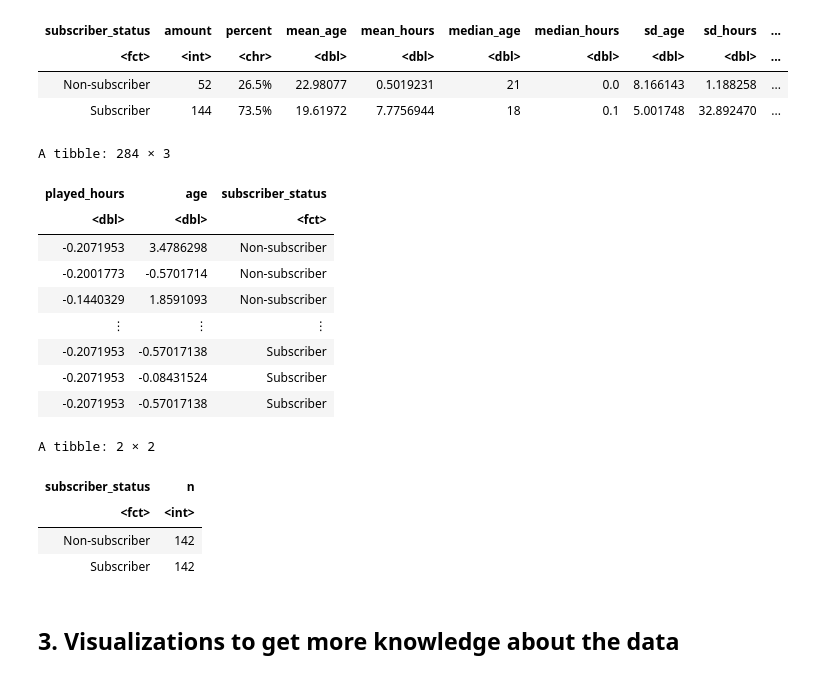
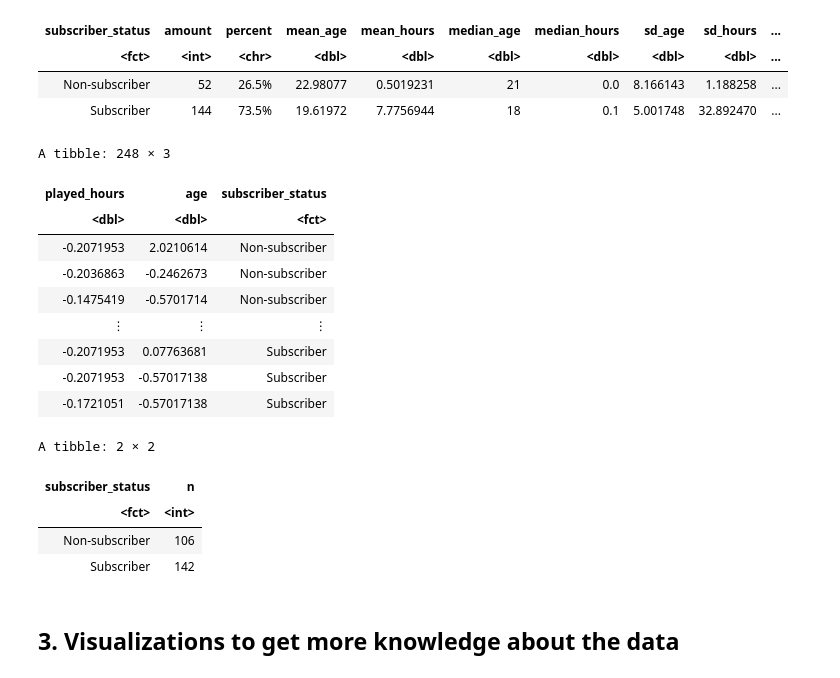
Before and after one commit to Jay7615/Data-Science-Project, a Jupyter notebook: ProjectFinalReport.ipynb, the cells around one changed output. Drawn from its saved outputs; the diff is of its cells as text; code cells hidden in the pictures.

```diff
--- a/ProjectFinalReport.ipynb
+++ b/ProjectFinalReport.ipynb
@@ -131,35 +149,35 @@ A tibble: 2 × 11
 # %%
 # Create a recipe to preprocess the data for modeling
 player_recipe <- recipe(subscriber_status ~ played_hours + age, data = players) |>
   step_scale(all_predictors()) |>                                        # Scale predictors (standardize variance)
   step_center(all_predictors()) |>                                       # Center predictors (mean = 0)
-  step_upsample(subscriber_status, over_ratio = 1, skip = FALSE) |>     # Upsample minority class to match majority (balance classes)
+  step_upsample(subscriber_status, over_ratio = 0.75, skip = FALSE) |>     # Upsample minority class to match majority (balance classes)
   prep()                                                                 # Prep the recipe
 
 # Apply the recipe to the original dataset
 baked_data <- bake(player_recipe, new_data = players)
 
 # View the processed dataset
 baked_data
 
 # Count how many players are in each subscriber group after upsampling
 baked_data |>
   count(subscriber_status)
 # %% [output]
-A tibble: 284 × 3
+A tibble: 248 × 3
 | played_hours | age | subscriber_status |
 | <dbl> | <dbl> | <fct> |
-| -0.2071953 | 3.4786298 | Non-subscriber |
-| -0.2001773 | -0.5701714 | Non-subscriber |
-| -0.1440329 | 1.8591093 | Non-subscriber |
+| -0.2071953 | 2.0210614 | Non-subscriber |
+| -0.2036863 | -0.2462673 | Non-subscriber |
+| -0.1475419 | -0.5701714 | Non-subscriber |
 | ⋮ | ⋮ | ⋮ |
+| -0.2071953 | 0.07763681 | Subscriber |
 | -0.2071953 | -0.57017138 | Subscriber |
-| -0.2071953 | -0.08431524 | Subscriber |
-| -0.2071953 | -0.57017138 | Subscriber |
+| -0.1721051 | -0.57017138 | Subscriber |
 A tibble: 2 × 2
 | subscriber_status | n |
 | <fct> | <int> |
-| Non-subscriber | 142 |
+| Non-subscriber | 106 |
 | Subscriber | 142 |
 # %% [markdown]
 ## 3. Visualizations to get more knowledge about the data
```
Also changed, not shown: parts of 11 cells of this notebook.
